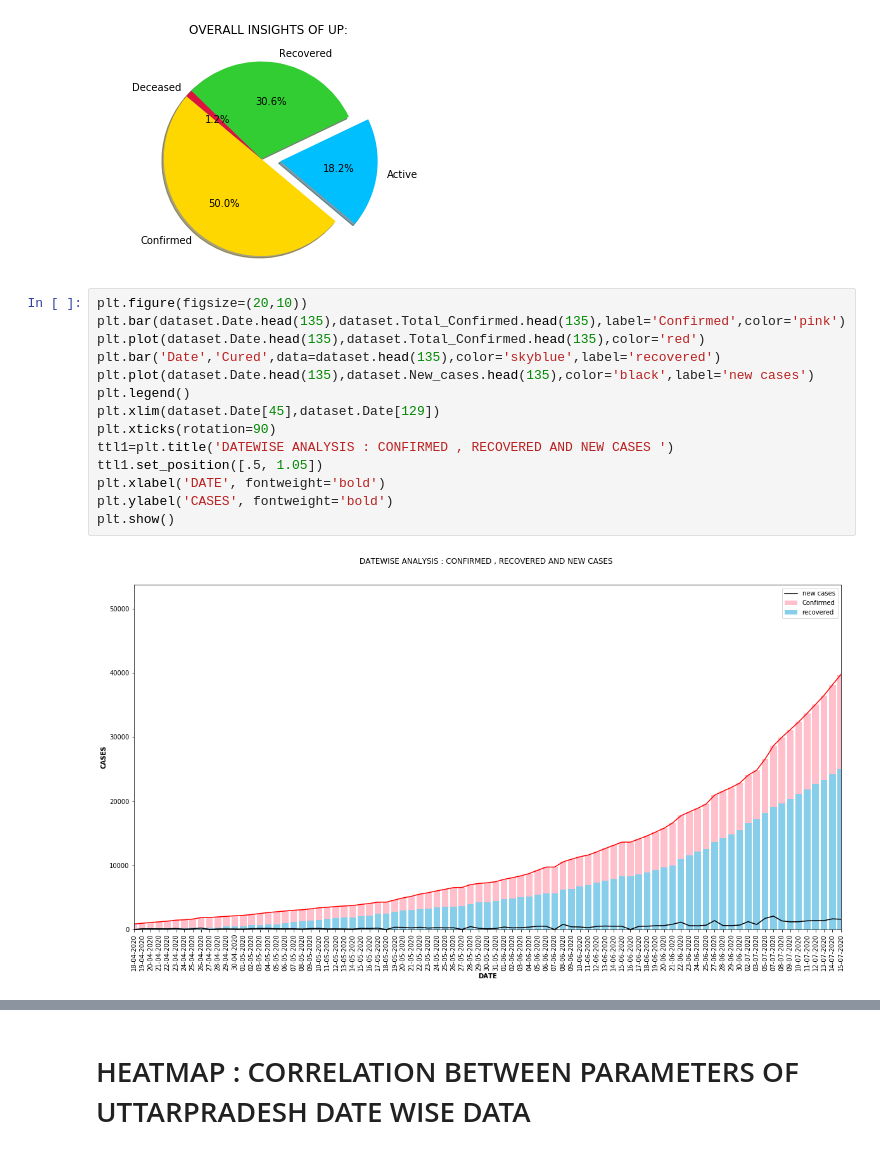
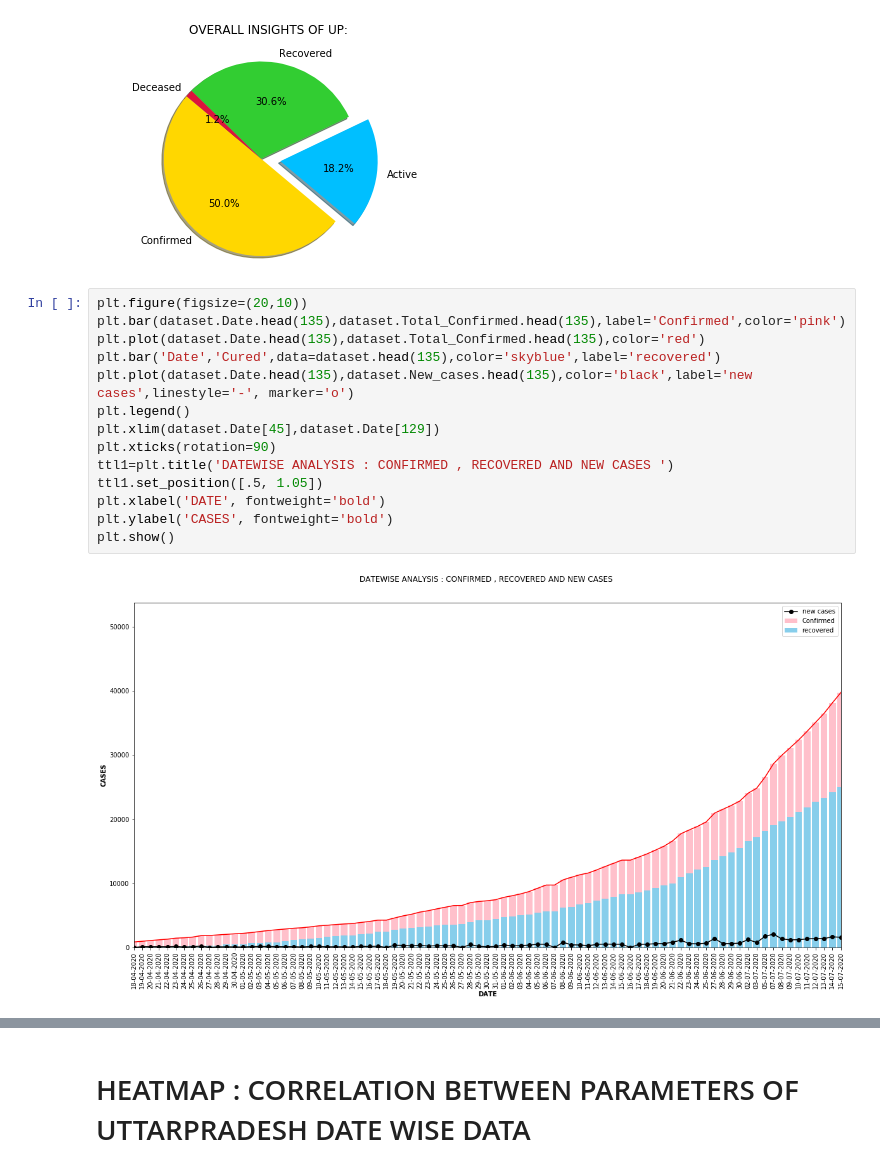
Before and after one commit to jahnvi2803/COVID-19-Analysis-project, a Jupyter notebook: MAJOR PROJECT/Major project (part I).ipynb, the cells around one changed output, grey strips where cells are left out. Saved outputs shown, nothing was run; the diff lists cells and outputs as text.

```diff
--- a/MAJOR PROJECT/Major project (part I).ipynb
+++ b/MAJOR PROJECT/Major project (part I).ipynb
@@ -64,16 +64,16 @@ plt.show()
 # %%
 plt.figure(figsize=(20,10))
 plt.bar(dataset.Date.head(135),dataset.Total_Confirmed.head(135),label='Confirmed',color='pink')
 plt.plot(dataset.Date.head(135),dataset.Total_Confirmed.head(135),color='red')
 plt.bar('Date','Cured',data=dataset.head(135),color='skyblue',label='recovered')
-plt.plot(dataset.Date.head(135),dataset.New_cases.head(135),color='black',label='new cases')
+plt.plot(dataset.Date.head(135),dataset.New_cases.head(135),color='black',label='new cases',linestyle='-', marker='o')
 plt.legend()
 plt.xlim(dataset.Date[45],dataset.Date[129])
 plt.xticks(rotation=90)
 ttl1=plt.title('DATEWISE ANALYSIS : CONFIRMED , RECOVERED AND NEW CASES ')
 ttl1.set_position([.5, 1.05])
 plt.xlabel('DATE', fontweight='bold')
 plt.ylabel('CASES', fontweight='bold')
 plt.show()
 # %% [output]
-[figure, old version]
+[figure, new version]
```
Also changed, not shown: parts of 2 cells of this notebook.
